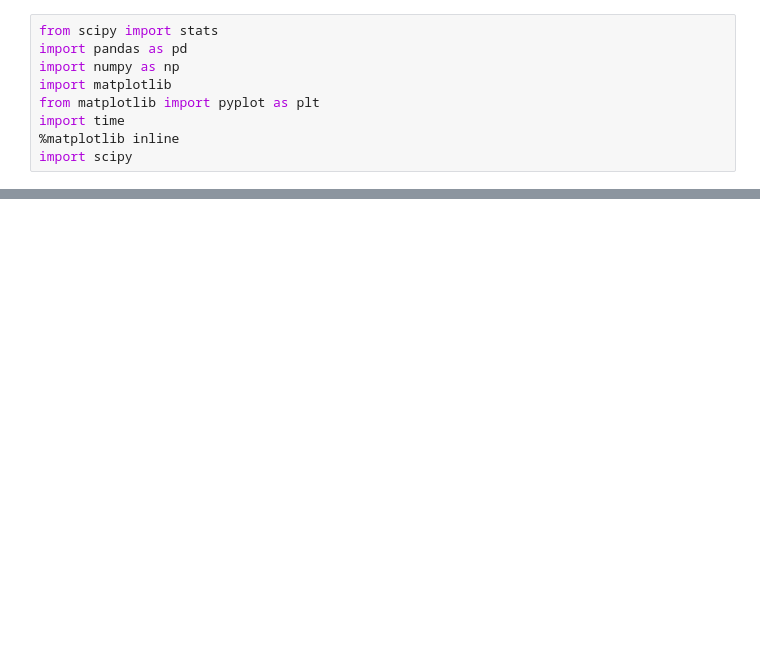
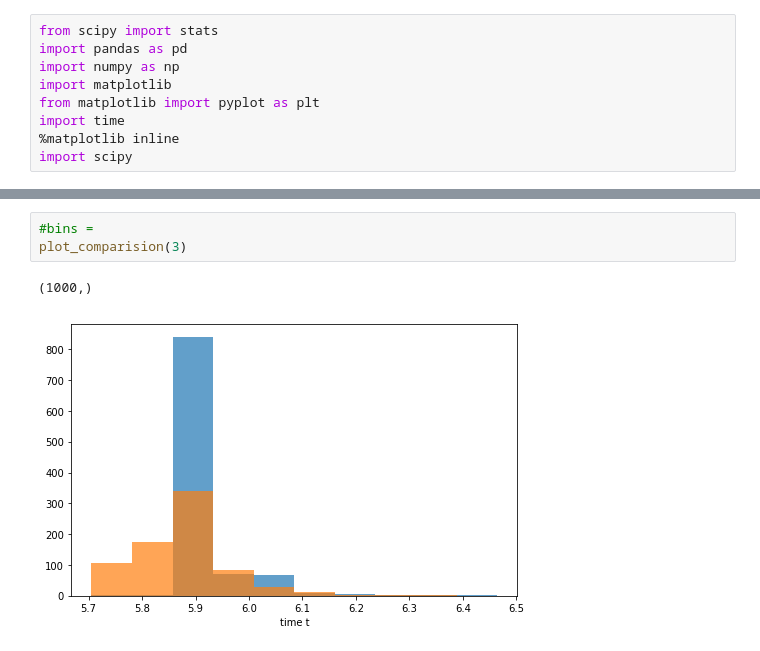
Before and after one commit to dtamayo/MLstability, a Jupyter notebook: Analysis/Solar/ChangingTheta.ipynb, the cells around one changed output, grey strips where cells are left out. Saved outputs shown, nothing was run; the diff lists cells and outputs as text; blank space fills up the shorter version.

```diff
--- a/Analysis/Solar/ChangingTheta.ipynb
+++ b/Analysis/Solar/ChangingTheta.ipynb
@@ -117,0 +58,6 @@ plt.show()
+# %%
+#bins =
+plot_comparision(3)
+# %% [output]
+(1000,)
+[figure, added]
```
Also changed, not shown: parts of 7 cells of this notebook, 2 other files.
